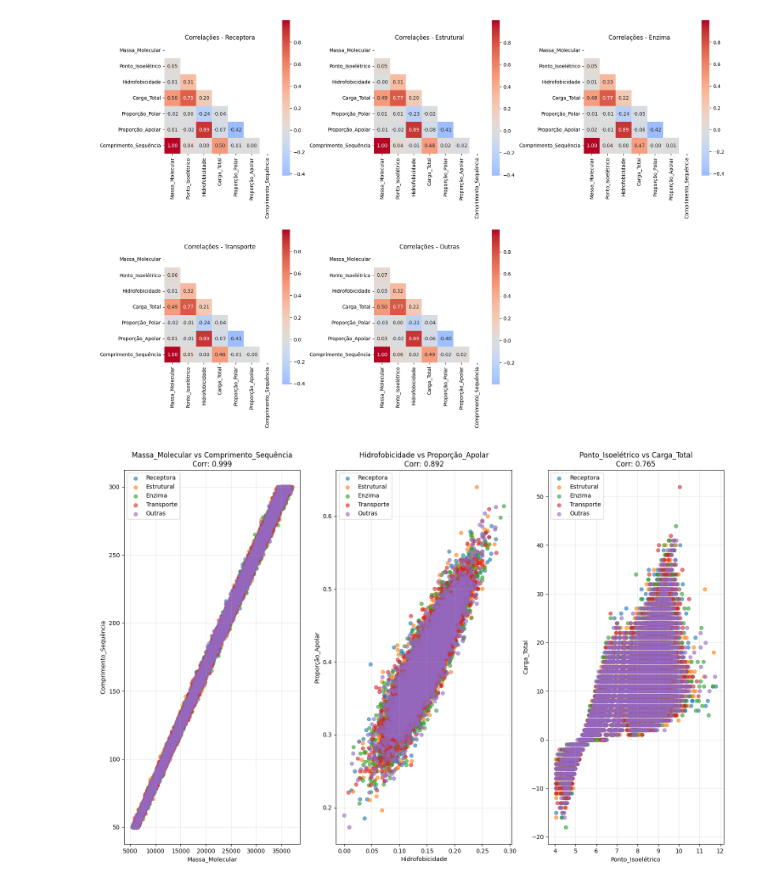
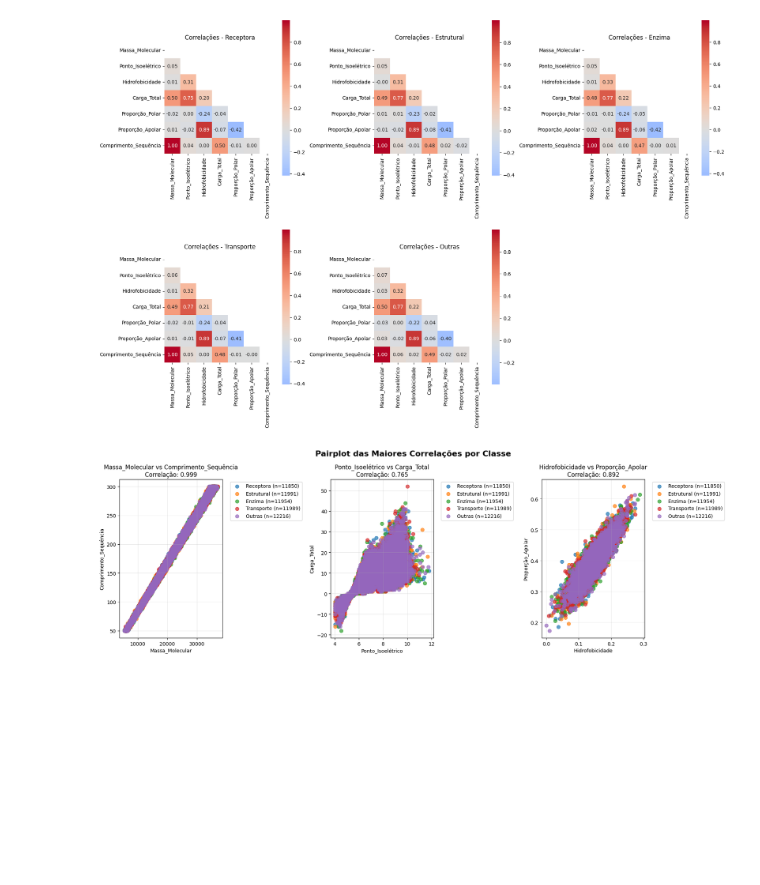
Before and after one commit to marcellovictor/classificacao-proteinas, a Jupyter notebook: analise_exploratoria_proteinas.ipynb, the cells around one changed output. Cells and saved outputs as stored; diff of their text form; code cells hidden in the pictures; blank space fills up the shorter version.

Commit message:
bug fix correlações interessantes

```diff
--- a/analise_exploratoria_proteinas.ipynb
+++ b/analise_exploratoria_proteinas.ipynb
@@ -387,29 +387,41 @@ plt.tight_layout()
 plt.show()
 # %% [output]
 [figure]
-# %%
-# scatter plots das correlações mais interessantes
-if correlacoes_interessantes:
-    fig, axes = plt.subplots(1, 3, figsize=(15, 10))
-    axes = axes.flatten()
-
-    for i in range(3):
-        corr = correlacoes_interessantes[i]
-        ax = axes[i]
-
-        # scatter plot com cores por classe
-        for classe in lista_classes:
-            dados_classe = df[df['Classe'] == classe]
-            ax.scatter(dados_classe[corr['var1']], dados_classe[corr['var2']],
-                      label=classe, alpha=0.6)
-
-        ax.set_xlabel(corr['var1'])
-        ax.set_ylabel(corr['var2'])
-        ax.set_title(f"{corr['var1']} vs {corr['var2']}\nCorr: {corr['correlacao']:.3f}")
-        ax.legend()
-        ax.grid(True, alpha=0.3)
-
-    plt.tight_layout()
-    plt.show()
-# %% [output]
-[figure, removed]
+# %%
+# pares interessantes para análise
+pares_analise = [
+    ('Massa_Molecular', 'Comprimento_Sequência'),
+    ('Ponto_Isoelétrico', 'Carga_Total'),
+    ('Hidrofobicidade', 'Proporção_Apolar')
+]
+
+cores = ['#1f77b4', '#ff7f0e', '#2ca02c', '#d62728', '#9467bd']
+
+# cria subplots
+fig, axes = plt.subplots(1, 3, figsize=(18, 6))
+
+fig.suptitle('Pairplot das Maiores Correlações por Classe', fontsize=16, fontweight='bold')
+
+for i, (var_x, var_y) in enumerate(pares_analise):
+    ax = axes[i]
+
+    # plota scatter plot para cada classe
+    for j, classe in enumerate(lista_classes):
+        dados_classe = df[df['Classe'] == classe]
+        ax.scatter(dados_classe[var_x], dados_classe[var_y],
+                  label=f'{classe} (n={len(dados_classe)})',
+                  alpha=0.7, color=cores[j], s=50)
+
+    # calcula e mostra correlação
+    correlacao = df[var_x].corr(df[var_y])
+
+    ax.set_xlabel(var_x)
+    ax.set_ylabel(var_y)
+    ax.set_title(f'{var_x} vs {var_y}\nCorrelação: {correlacao:.3f}')
+    ax.legend(bbox_to_anchor=(1.05, 1), loc='upper left')
+    ax.grid(True, alpha=0.3)
+
+plt.tight_layout()
+plt.show()
+# %% [output]
+[figure, added]
```
